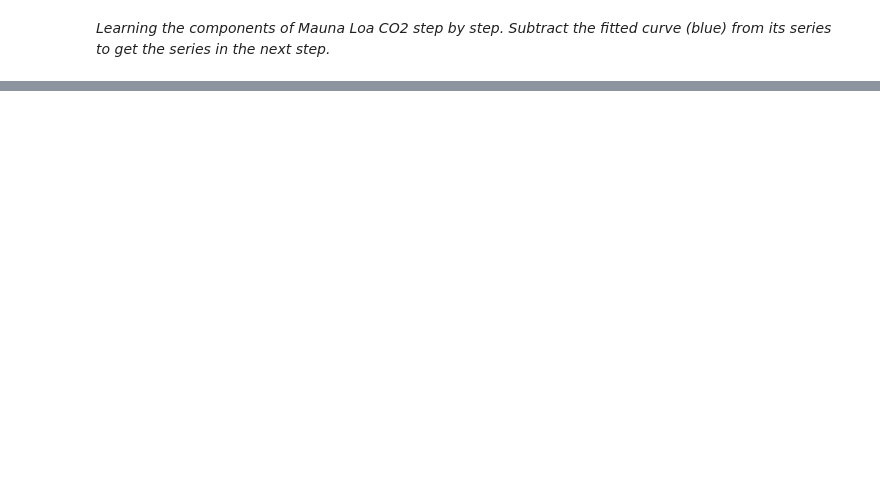
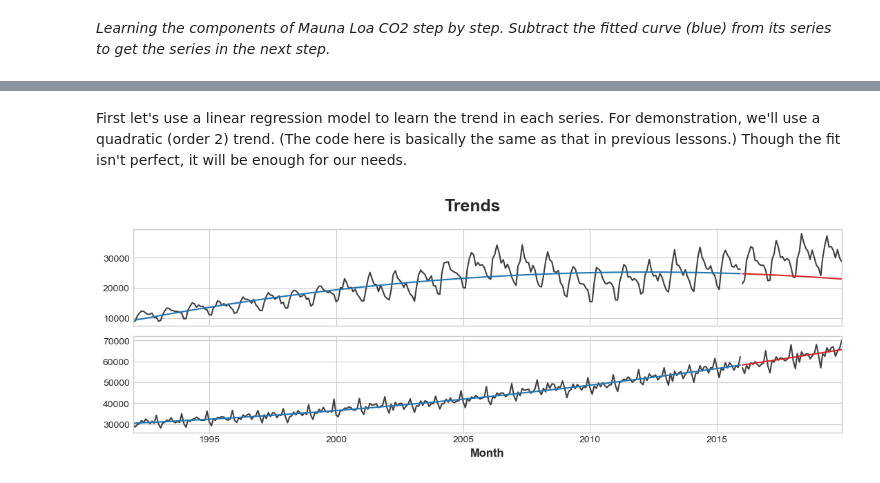
Before and after one commit to rfacey/SelfProjects, a Jupyter notebook: StudyMaterial/Kaggle/TimeSeries/05 Hybrid Models.ipynb, the cells around one changed output, grey strips where cells are left out. Cells and saved outputs as stored; diff of their text form; code cells hidden in the pictures; blank space fills up the shorter version.

Commit message:
20230205
Finished 05 Hybrid Models in self study Kaggle material and started 06 Forecasting With Machine Learning

```diff
--- a/StudyMaterial/Kaggle/TimeSeries/05 Hybrid Models.ipynb
+++ b/StudyMaterial/Kaggle/TimeSeries/05 Hybrid Models.ipynb
@@ -28,0 +139,47 @@ We could imagine learning the components of a time series as an iterative proces
+# %% [markdown]
+First let's use a linear regression model to learn the trend in each series. For demonstration, we'll use a quadratic (order 2) trend. (The code here is basically the same as that in previous lessons.) Though the fit isn't perfect, it will be enough for our needs.
+# %%
+y = retail.copy()
+
+# Create trend features
+dp = DeterministicProcess(
+    index=y.index,  # dates from the training data
+    constant=True,  # the intercept
+    order=2,        # quadratic trend
+    drop=True,      # drop terms to avoid collinearity
+)
+X = dp.in_sample()  # features for the training data
+
+# Test on the years 2016-2019. It will be easier for us later if we
+# split the date index instead of the dataframe directly.
+idx_train, idx_test = train_test_split(
+    y.index, test_size=12 * 4, shuffle=False,
+)
+X_train, X_test = X.loc[idx_train, :], X.loc[idx_test, :]
+y_train, y_test = y.loc[idx_train], y.loc[idx_test]
+
+# Fit trend model
+model = LinearRegression(fit_intercept=False)
+model.fit(X_train, y_train)
+
+# Make predictions
+y_fit = pd.DataFrame(
+    model.predict(X_train),
+    index=y_train.index,
+    columns=y_train.columns,
+)
+y_pred = pd.DataFrame(
+    model.predict(X_test),
+    index=y_test.index,
+    columns=y_test.columns,
+)
+
+# Plot
+axs = y_train.plot(color='0.25', subplots=True, sharex=True)
+axs = y_test.plot(color='0.25', subplots=True, sharex=True, ax=axs)
+axs = y_fit.plot(color='C0', subplots=True, sharex=True, ax=axs)
+axs = y_pred.plot(color='C3', subplots=True, sharex=True, ax=axs)
+for ax in axs: ax.legend([])
+_ = plt.suptitle("Trends")
+# %% [output]
+[figure, added]
```
Also changed, not shown: parts of 15 cells of this notebook, 1 other file.
